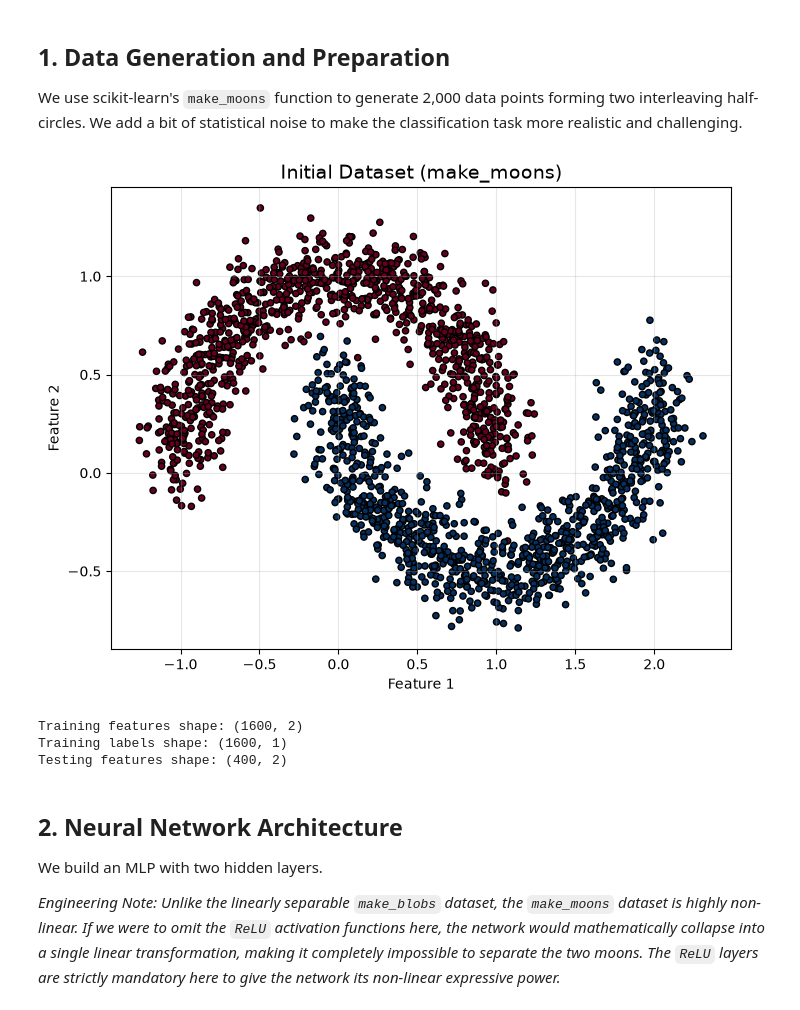
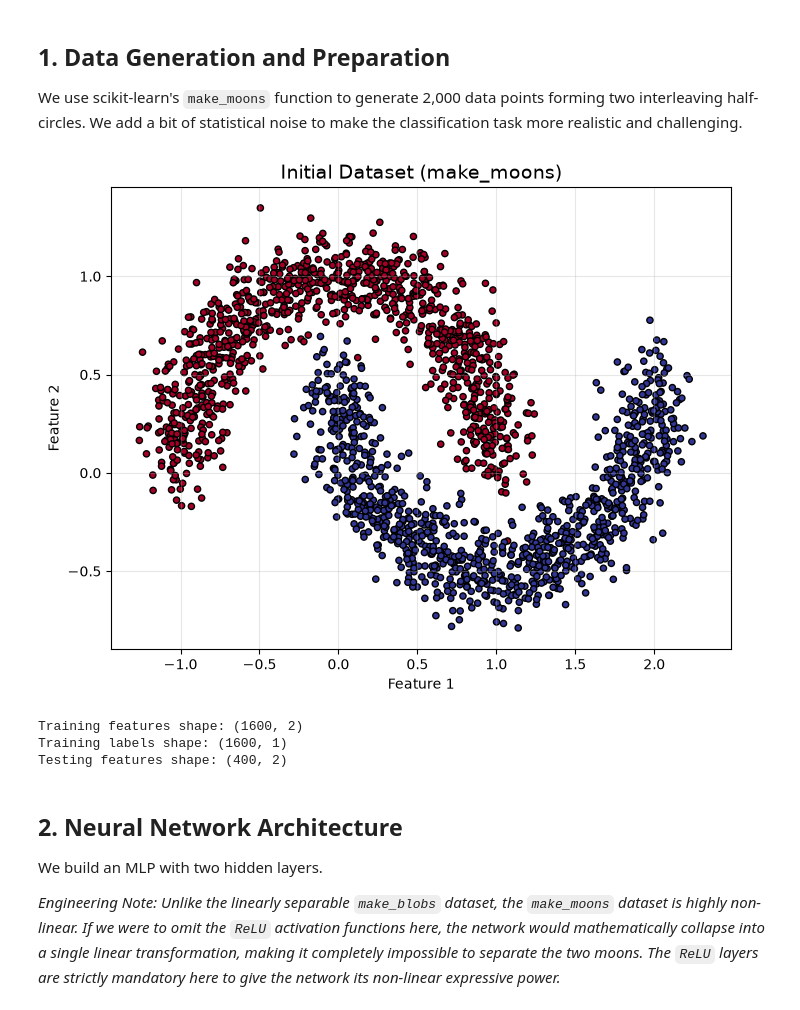
Before and after one commit to itchinda/ml-engine-from-scratch, a Jupyter notebook: examples/moons.ipynb, the cells around one changed output. Saved outputs shown, nothing was run; the diff lists cells and outputs as text; code cells hidden in the pictures.

```diff
--- a/examples/moons.ipynb
+++ b/examples/moons.ipynb
@@ -27,25 +27,25 @@ We use scikit-learn's `make_moons` function to generate 2,000 data points formin
 # %%
 # Generate the data
 x_data, y_data = make_moons(n_samples=N_SAMPLES, shuffle=True, noise=NOISE, random_state=RANDOM_SEED)
 y_data = y_data.reshape(-1, 1)
 
 # Initial Visualization of the Raw Data
 plt.figure(figsize=(8, 6))
 plt.title("Initial Dataset (make_moons)", fontsize=14)
-plt.scatter(x_data[:, 0], x_data[:, 1], c=y_data.flatten(), s=20, cmap=plt.cm.RdBu, edgecolors='k')
+plt.scatter(x_data[:, 0], x_data[:, 1], c=y_data.flatten(), s=20, cmap=plt.cm.RdYlBu, edgecolors='k')
 plt.xlabel("Feature 1")
 plt.ylabel("Feature 2")
 plt.grid(alpha=0.3)
 plt.show()
 
 # Train / Test split
 X_train, X_test, y_train, y_test = train_test_split(x_data, y_data, test_size=TEST_SIZE, random_state=RANDOM_SEED)
 
 print(f"Training features shape: {X_train.shape}")
 print(f"Training labels shape: {y_train.shape}")
 print(f"Testing features shape: {X_test.shape}")
 # %% [output]
-[figure, old version]
+[figure, new version]
 Training features shape: (1600, 2)
 Training labels shape: (1600, 1)
 Testing features shape: (400, 2)
```
Also changed, not shown: 4 other files.
